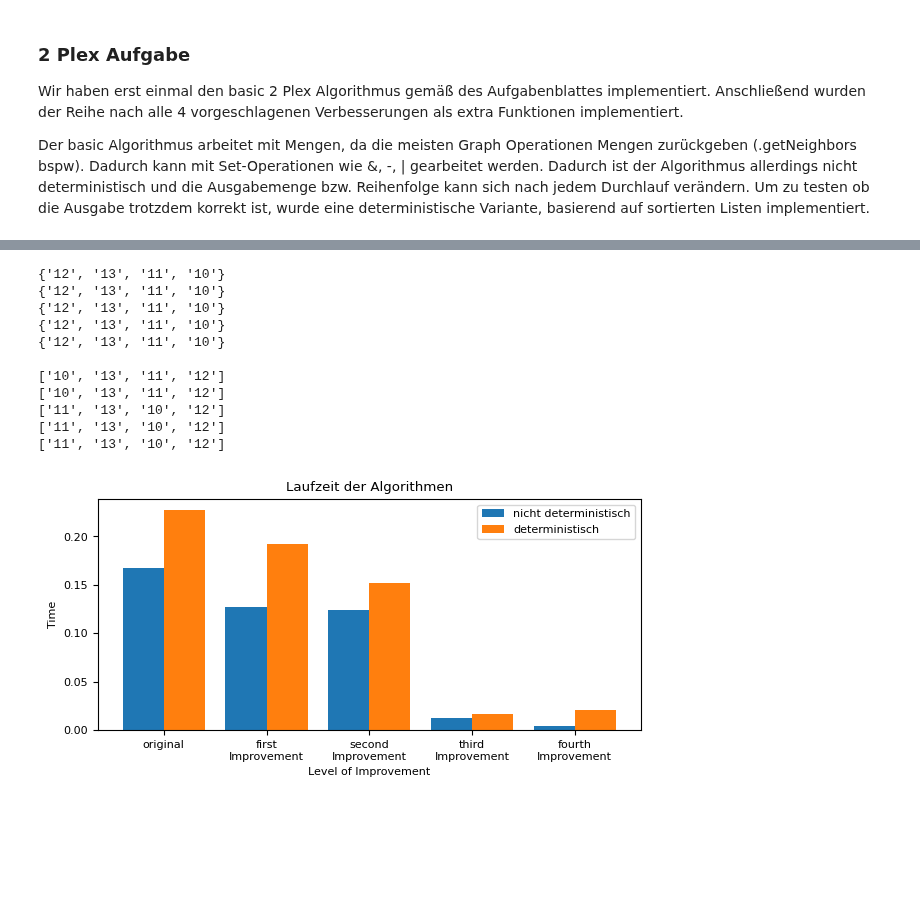
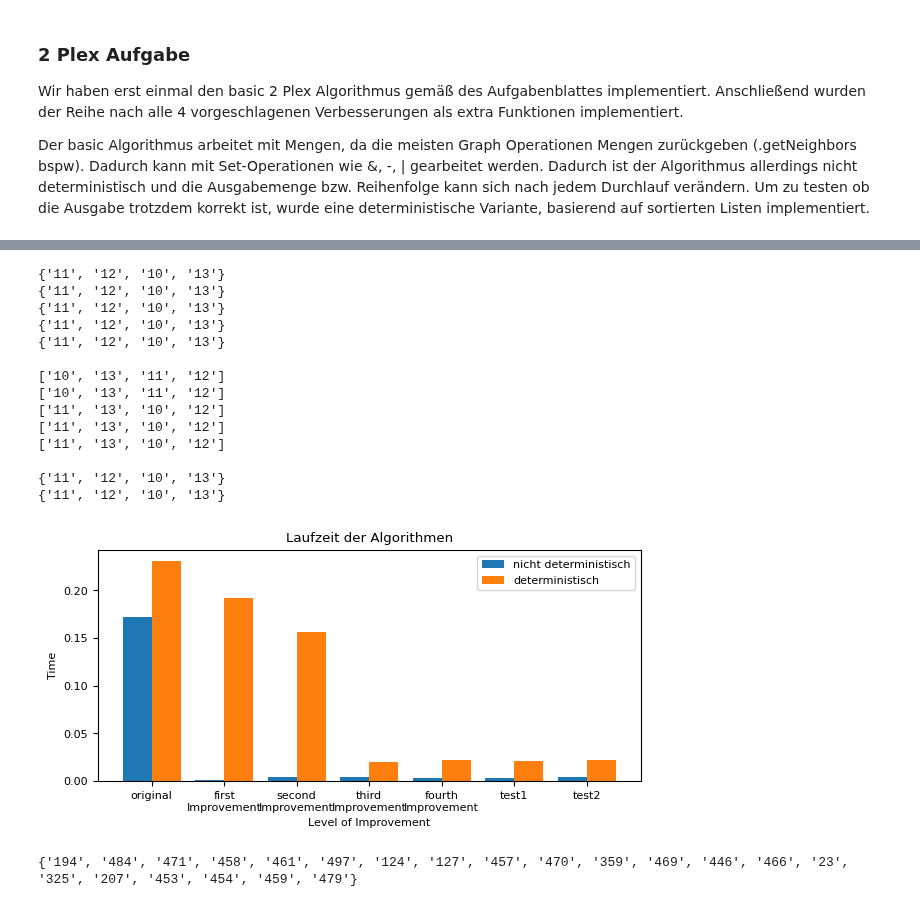
Before and after one commit to Hanno1/AlgorithmischeNetzwerkanalyseLAB, a Jupyter notebook: presentation_task4.ipynb, the cells around one changed output, grey strips where cells are left out. Cells and saved outputs as stored; diff of their text form; code cells hidden in the pictures; blank space fills up the shorter version.

```diff
--- a/presentation_task4.ipynb
+++ b/presentation_task4.ipynb
@@ -44,56 +44,66 @@ print(Tpc.search_2_plex_det(G, version=1))
 print(Tpc.search_2_plex_det(G, version=2))
 print(Tpc.search_2_plex_det(G, version=3))
 print(Tpc.search_2_plex_det(G, version=4))
+
+print("")
+
+print(Tp.search_2_plex(G, version=5))
+print(Tp.search_2_plex(G, version=6))
 # %% [output]
-{'12', '13', '11', '10'}
-{'12', '13', '11', '10'}
-{'12', '13', '11', '10'}
-{'12', '13', '11', '10'}
-{'12', '13', '11', '10'}
+{'11', '12', '10', '13'}
+{'11', '12', '10', '13'}
+{'11', '12', '10', '13'}
+{'11', '12', '10', '13'}
+{'11', '12', '10', '13'}
 
 ['10', '13', '11', '12']
 ['10', '13', '11', '12']
 ['11', '13', '10', '12']
 ['11', '13', '10', '12']
 ['11', '13', '10', '12']
+
+{'11', '12', '10', '13'}
+{'11', '12', '10', '13'}
 # %%
 # Laufzeit -> Vergleich aller 5 Varianten auf Karate Netzwerk
 # Vergleich determinisitisch vs nicht-deterministisch
 plt.rcParams.update({'font.size': 8})
 
 G = Graph("networks/out.ucidata-zachary_")
 
 names = ["original", "first\nImprovement", "second\nImprovement",
-         "third\nImprovement", "fourth\nImprovement"]
+         "third\nImprovement", "fourth\nImprovement", "test1", "test2"]
 times = []
 times_det = []
 
-for i in range(5):
+for i in range(7):
     start_time = time.time()
     Tp.search_2_plex(G, i)
     times.append(time.time() - start_time)
 
     start_time = time.time()
     Tpc.search_2_plex_det(G, i)
     times_det.append(time.time() - start_time)
 
 fig = plt.figure(figsize=(7, 3))
 
 X_axis = np.arange(len(names))
 
 plt.bar(X_axis - 0.2, times, 0.4, label = 'nicht deterministisch')
 plt.bar(X_axis + 0.2, times_det, 0.4, label = 'deterministisch')
 
 plt.xticks(X_axis, names)
 plt.xlabel("Level of Improvement")
 plt.ylabel("Time")
 plt.title("Laufzeit der Algorithmen")
 plt.legend()
 plt.show()
 # %% [output]
-[figure, old version]
+[figure, new version]
 # %%
 # Laufzeit auf econ Networks
 G = Graph("networks/econ_networks/econ-beacxc.mtx")
 
-print(Tp.search_2_plex(G, 4))
+print(Tp.search_2_plex(G, 2))
+# %% [output]
+{'194', '484', '471', '458', '461', '497', '124', '127', '457', '470', '359', '469', '446', '466', '23', '325', '207', '453', '454', '459', '479'}
```
Also changed, not shown: parts of 1 cell of this notebook, 1 other file.
